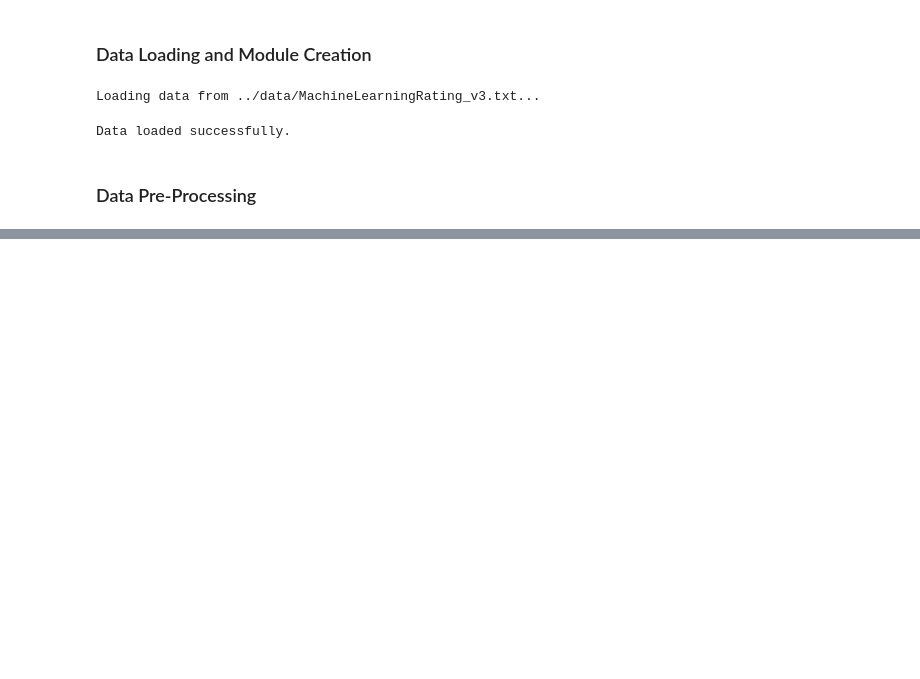
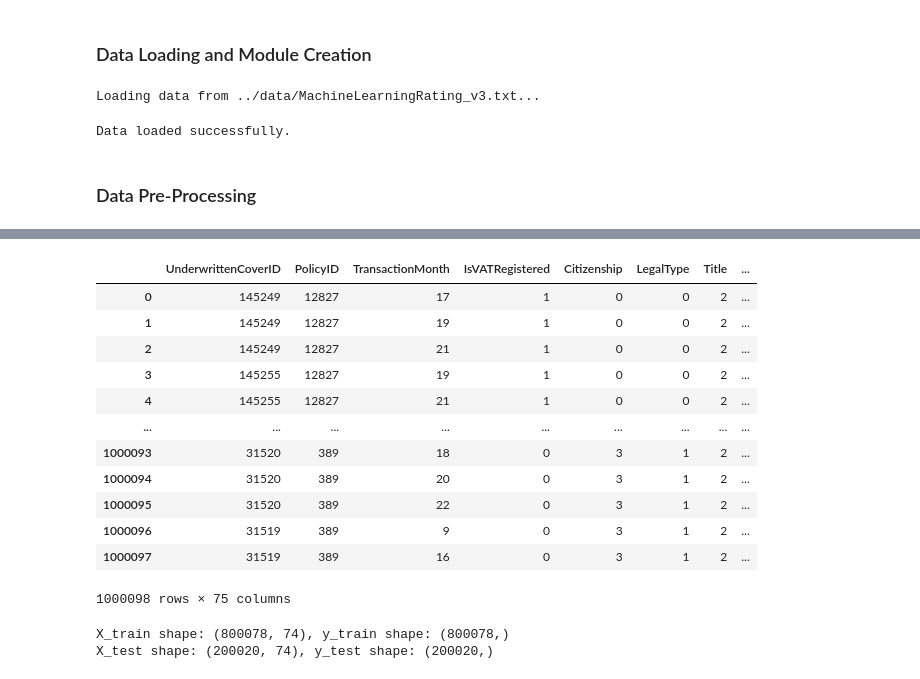
Before and after one commit to Melak12/week-3-insurance-risk-analytics, a Jupyter notebook: notebooks/predictive_model.ipynb, the cells around one changed output, grey strips where cells are left out. Cells and saved outputs as stored; diff of their text form; code cells hidden in the pictures; blank space fills up the shorter version.

```diff
--- a/notebooks/predictive_model.ipynb
+++ b/notebooks/predictive_model.ipynb
@@ -32,0 +40,27 @@ AttributeError: 'InsurancePredictionModel' object has no attribute 'handle_missi
+# %%
+# Encode categorical variables in the DataFrame
+prediction.encode_categorical(onehot_cols=['Province', 'CoverType'])
+# %% [output]
+|  | UnderwrittenCoverID | PolicyID | TransactionMonth | IsVATRegistered | Citizenship | LegalType | Title | ... |
+| 0 | 145249 | 12827 | 17 | 1 | 0 | 0 | 2 | ... |
+| 1 | 145249 | 12827 | 19 | 1 | 0 | 0 | 2 | ... |
+| 2 | 145249 | 12827 | 21 | 1 | 0 | 0 | 2 | ... |
+| 3 | 145255 | 12827 | 19 | 1 | 0 | 0 | 2 | ... |
+| 4 | 145255 | 12827 | 21 | 1 | 0 | 0 | 2 | ... |
+| ... | ... | ... | ... | ... | ... | ... | ... | ... |
+| 1000093 | 31520 | 389 | 18 | 0 | 3 | 1 | 2 | ... |
+| 1000094 | 31520 | 389 | 20 | 0 | 3 | 1 | 2 | ... |
+| 1000095 | 31520 | 389 | 22 | 0 | 3 | 1 | 2 | ... |
+| 1000096 | 31519 | 389 | 9 | 0 | 3 | 1 | 2 | ... |
+| 1000097 | 31519 | 389 | 16 | 0 | 3 | 1 | 2 | ... |
+1000098 rows × 75 columns
+# %%
+# Split the DataFrame into training and testing sets
+X_train, X_test, y_train, y_test = prediction.train_test_split(target='TotalClaims')
+
+# view the shape of the training and testing sets
+print(f"X_train shape: {X_train.shape}, y_train shape: {y_train.shape}")
+print(f"X_test shape: {X_test.shape}, y_test shape: {y_test.shape}")
+# %% [output]
+X_train shape: (800078, 74), y_train shape: (800078,)
+X_test shape: (200020, 74), y_test shape: (200020,)
```
Also changed, not shown: parts of 5 cells of this notebook, 2 other files.
